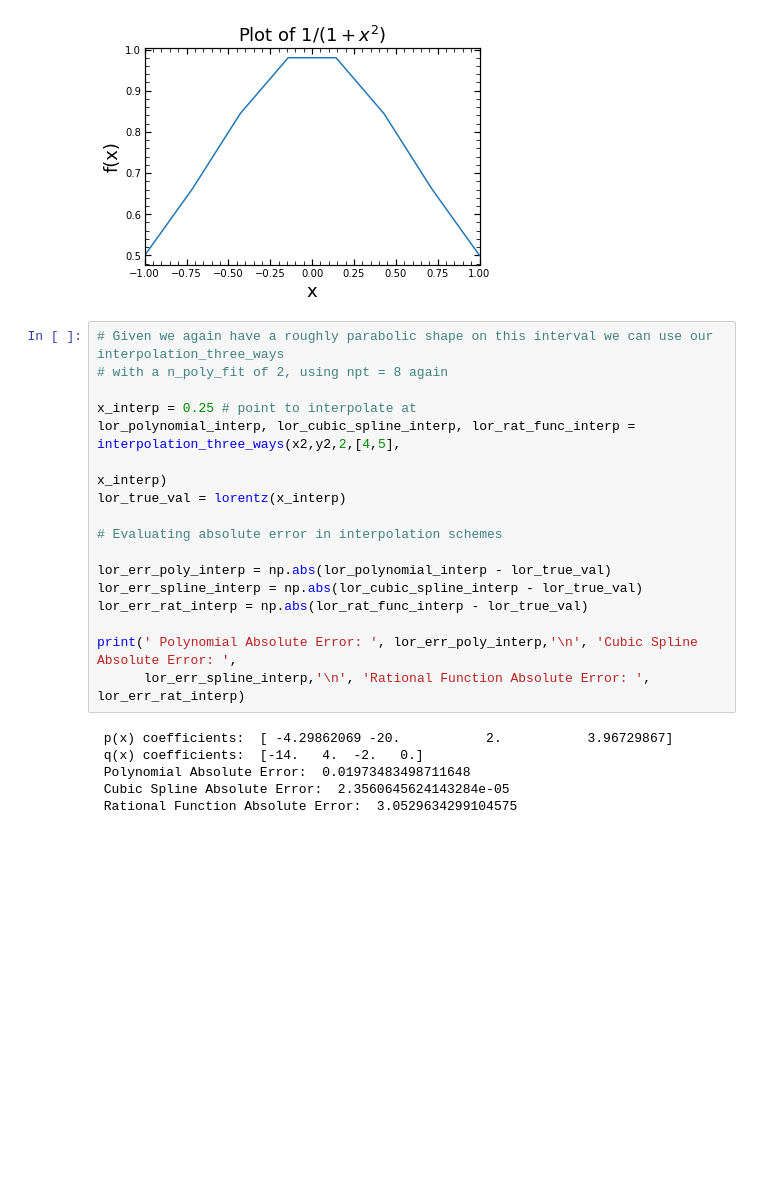
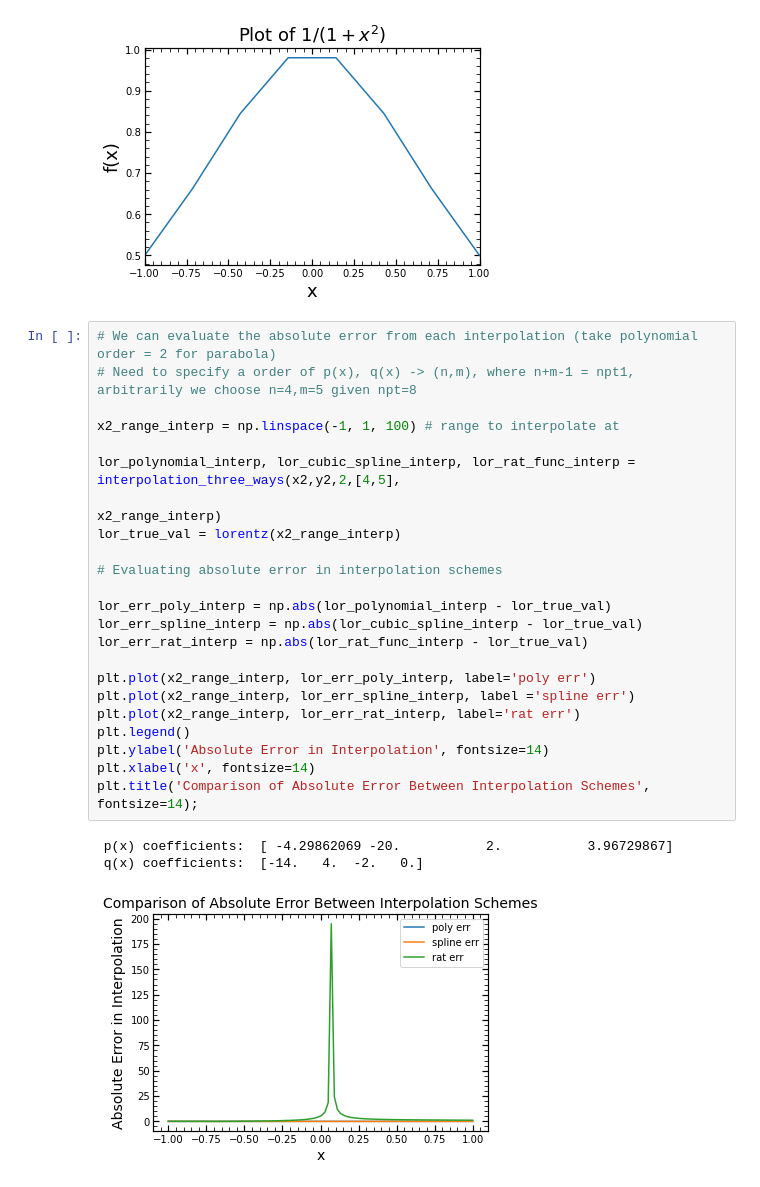
Before and after one commit to kenj19/PHYS512, a Jupyter notebook: ps1.ipynb, the cells around one changed output. Saved outputs shown, nothing was run; the diff lists cells and outputs as text; blank space fills up the shorter version.

```diff
--- a/ps1.ipynb
+++ b/ps1.ipynb
@@ -339,27 +353,31 @@ plt.ylabel('f(x)', fontsize = 18)
 plt.xlim(-1.0, 1.0);
 # %% [output]
 [figure]
-# %%
-# Given we again have a roughly parabolic shape on this interval we can use our interpolation_three_ways
-# with a n_poly_fit of 2, using npt = 8 again
-
-x_interp = 0.25 # point to interpolate at
-lor_polynomial_interp, lor_cubic_spline_interp, lor_rat_func_interp = interpolation_three_ways(x2,y2,2,[4,5],
-                                                                                      x_interp)
-lor_true_val = lorentz(x_interp)
-
-# Evaluating absolute error in interpolation schemes
-
-lor_err_poly_interp = np.abs(lor_polynomial_interp - lor_true_val)
-lor_err_spline_interp = np.abs(lor_cubic_spline_interp - lor_true_val)
-lor_err_rat_interp = np.abs(lor_rat_func_interp - lor_true_val)
-
-print(' Polynomial Absolute Error: ', lor_err_poly_interp,'\n', 'Cubic Spline Absolute Error: ',
-      lor_err_spline_interp,'\n', 'Rational Function Absolute Error: ', lor_err_rat_interp)
-# %% [output]
- p(x) coefficients:  [ -4.29862069 -20.           2.           3.96729867]
- q(x) coefficients:  [-14.   4.  -2.   0.]
- Polynomial Absolute Error:  0.01973483498711648
- Cubic Spline Absolute Error:  2.3560645624143284e-05
- Rational Function Absolute Error:  3.0529634299104575
+# %%
+# We can evaluate the absolute error from each interpolation (take polynomial order = 2 for parabola)
+# Need to specify a order of p(x), q(x) -> (n,m), where n+m-1 = npt1, arbitrarily we choose n=4,m=5 given npt=8
+
+x2_range_interp = np.linspace(-1, 1, 100) # range to interpolate at
+
+lor_polynomial_interp, lor_cubic_spline_interp, lor_rat_func_interp = interpolation_three_ways(x2,y2,2,[4,5],
+                                                                                               x2_range_interp)
+lor_true_val = lorentz(x2_range_interp)
+
+# Evaluating absolute error in interpolation schemes
+
+lor_err_poly_interp = np.abs(lor_polynomial_interp - lor_true_val)
+lor_err_spline_interp = np.abs(lor_cubic_spline_interp - lor_true_val)
+lor_err_rat_interp = np.abs(lor_rat_func_interp - lor_true_val)
+
+plt.plot(x2_range_interp, lor_err_poly_interp, label='poly err')
+plt.plot(x2_range_interp, lor_err_spline_interp, label ='spline err')
+plt.plot(x2_range_interp, lor_err_rat_interp, label='rat err')
+plt.legend()
+plt.ylabel('Absolute Error in Interpolation', fontsize=14)
+plt.xlabel('x', fontsize=14)
+plt.title('Comparison of Absolute Error Between Interpolation Schemes', fontsize=14);
+# %% [output]
+ p(x) coefficients:  [ -4.29862069 -20.           2.           3.96729867]
+ q(x) coefficients:  [-14.   4.  -2.   0.]
+[figure, added]
 # %% [markdown]
```
Also changed, not shown: parts of 12 cells of this notebook.
